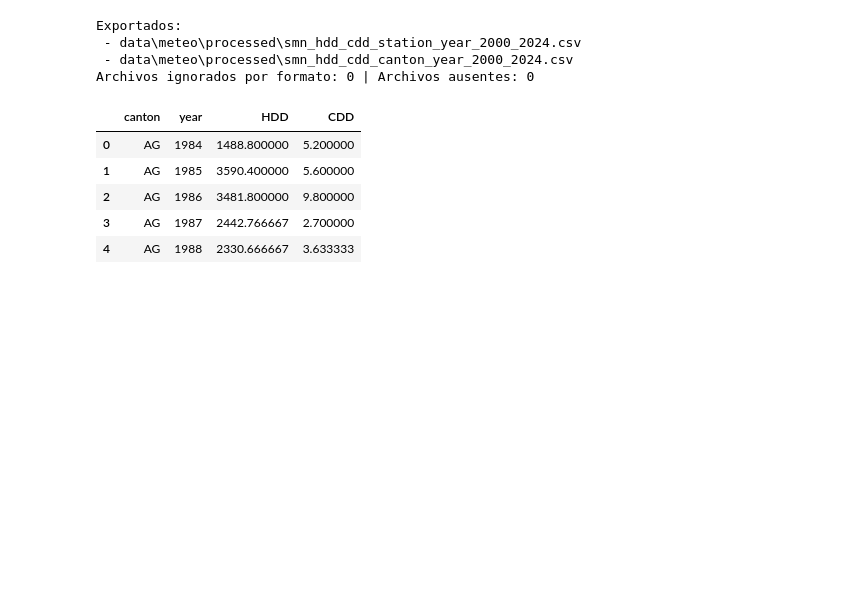
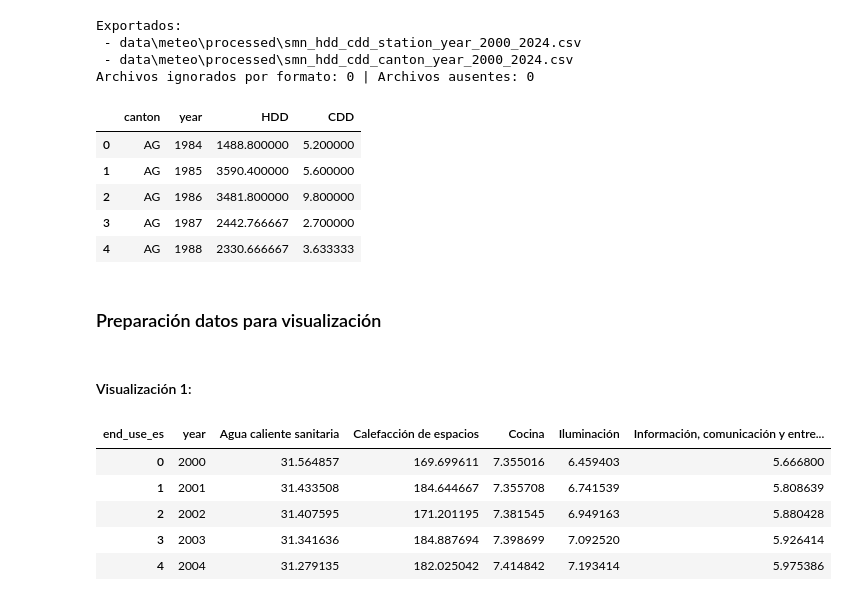
Before and after one commit to franchi2412/visualizaciones-practica, a Jupyter notebook: practica.ipynb, the cells around one changed output. Cells and saved outputs as stored; diff of their text form; code cells hidden in the pictures; blank space fills up the shorter version.

```diff
--- a/practica.ipynb
+++ b/practica.ipynb
@@ -882,3 +931,45 @@ Archivos ignorados por formato: 0 | Archivos ausentes: 0
 | 2 | AG | 1986 | 3481.800000 | 9.800000 |
 | 3 | AG | 1987 | 2442.766667 | 2.700000 |
 | 4 | AG | 1988 | 2330.666667 | 3.633333 |
+# %% [markdown]
+### Preparación datos para visualización
+# %% [markdown]
+#### Visualización 1:
+# %%
+# 1) Cargar tabla 8 ya traducida (debe incluir end_use_es)
+t8 = pd.read_csv("data/energy/processed/tabelle8_residential_energy_by_use_2000_2024.csv")
+
+# 2) Limpieza ligera
+t8["end_use_es"] = t8["end_use_es"].astype(str).str.strip()
+
+# 3)
+uses_for_flourish = [
+    "Calefacción de espacios",
+    "Agua caliente sanitaria",
+    "Cocina",
+    "Iluminación",
+    "Información, comunicación y entretenimiento",
+]
+
+t8_f = t8[t8["end_use_es"].isin(uses_for_flourish)].copy()
+
+# 4) Pivot a formato ancho: una columna por categoría (una línea por columna en Flourish)
+t8_wide = (
+    t8_f
+    .pivot_table(index="year", columns="end_use_es", values="consumption_PJ", aggfunc="sum")
+    .reset_index()
+    .sort_values("year")
+)
+
+# 5) Exportar CSV listo para Flourish
+out_path = "data/energy/processed/tabelle8_residential_energy_by_use_2000_2024_flourish_wide.csv"
+t8_wide.to_csv(out_path, index=False)
+
+t8_wide.head()
+# %% [output]
+| end_use_es | year | Agua caliente sanitaria | Calefacción de espacios | Cocina | Iluminación | Información, comunicación y entre... |
+| 0 | 2000 | 31.564857 | 169.699611 | 7.355016 | 6.459403 | 5.666800 |
+| 1 | 2001 | 31.433508 | 184.644667 | 7.355708 | 6.741539 | 5.808639 |
+| 2 | 2002 | 31.407595 | 171.201195 | 7.381545 | 6.949163 | 5.880428 |
+| 3 | 2003 | 31.341636 | 184.887694 | 7.398699 | 7.092520 | 5.926414 |
+| 4 | 2004 | 31.279135 | 182.025042 | 7.414842 | 7.193414 | 5.975386 |
```
Also changed, not shown: parts of 31 cells of this notebook, 10 other files.
